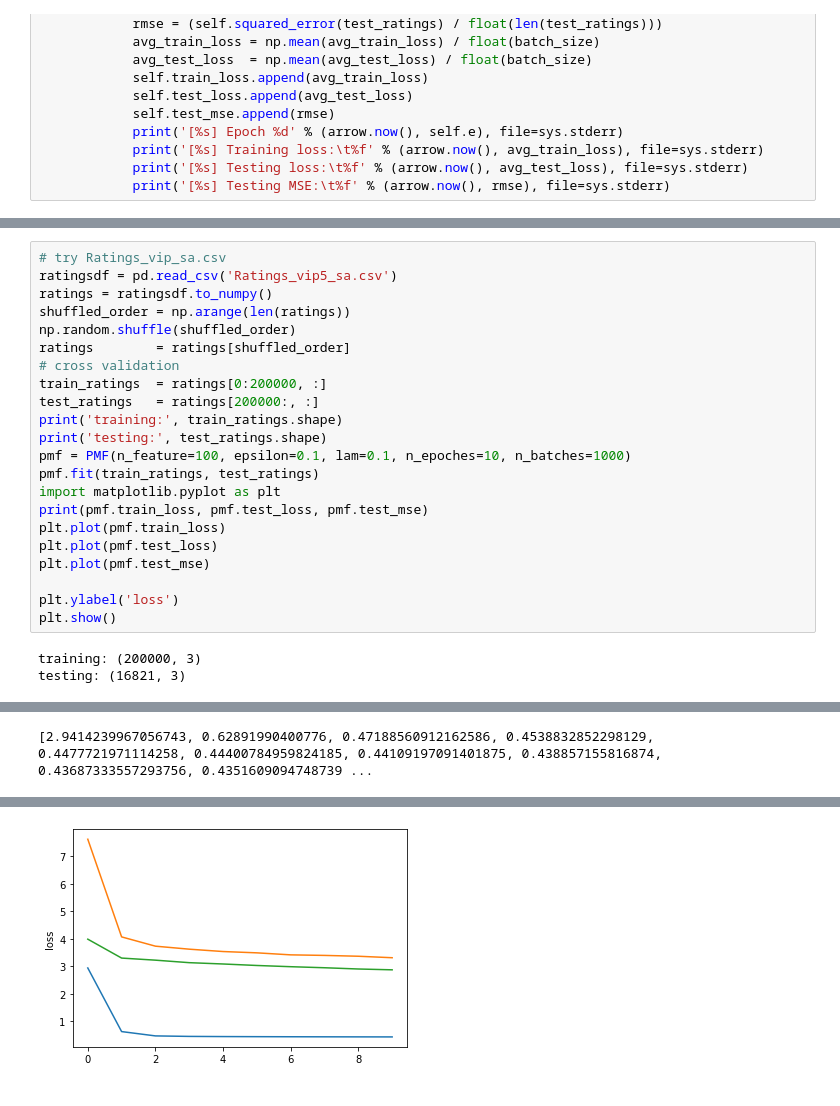
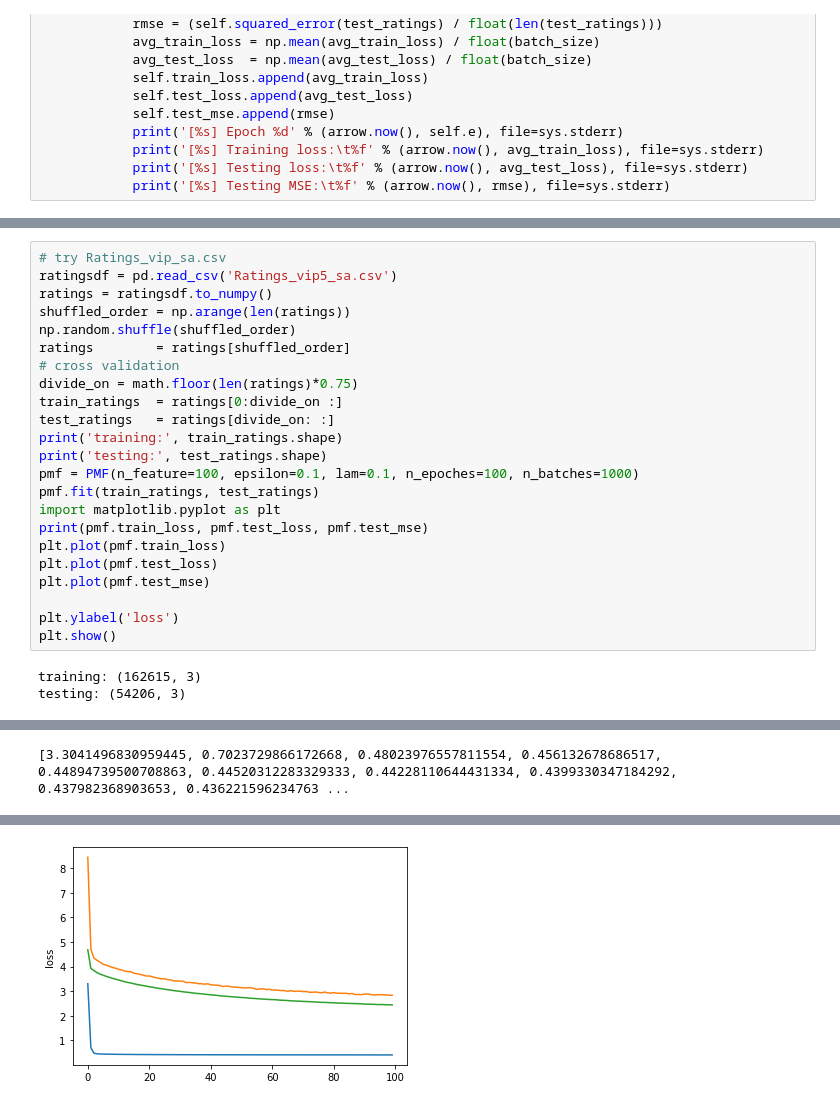
Before and after one commit to LyuCheng95/DM-Amazon-food-reviews, a Jupyter notebook: Model.ipynb, the cells around one changed output, grey strips where cells are left out. Cells and saved outputs as stored; diff of their text form.

```diff
--- a/Model.ipynb
+++ b/Model.ipynb
@@ -401,11 +512,12 @@ shuffled_order = np.arange(len(ratings))
 np.random.shuffle(shuffled_order)
 ratings        = ratings[shuffled_order]
 # cross validation
-train_ratings  = ratings[0:200000, :]
-test_ratings   = ratings[200000:, :]
+divide_on = math.floor(len(ratings)*0.75)
+train_ratings  = ratings[0:divide_on :]
+test_ratings   = ratings[divide_on: :]
 print('training:', train_ratings.shape)
 print('testing:', test_ratings.shape)
-pmf = PMF(n_feature=100, epsilon=0.1, lam=0.1, n_epoches=10, n_batches=1000)
+pmf = PMF(n_feature=100, epsilon=0.1, lam=0.1, n_epoches=100, n_batches=1000)
 pmf.fit(train_ratings, test_ratings)
 import matplotlib.pyplot as plt
 print(pmf.train_loss, pmf.test_loss, pmf.test_mse)
@@ -416,5 +528,5 @@ plt.plot(pmf.test_mse)
 plt.ylabel('loss')
 plt.show()
 # %% [output]
-training: (200000, 3)
-testing: (16821, 3)
+training: (162615, 3)
+testing: (54206, 3)
@@ -438 +550 @@ testing: (16821, 3)
-[2.9414239967056743, 0.62891990400776, 0.47188560912162586, 0.4538832852298129, 0.4477721971114258, 0.44400784959824185, 0.44109197091401875, 0.438857155816874, 0.43687333557293756, 0.4351609094748739 ...
+[3.3041496830959445, 0.7023729866172668, 0.48023976557811554, 0.456132678686517, 0.44894739500708863, 0.44520312283329333, 0.44228110644431334, 0.4399330347184292, 0.437982368903653, 0.436221596234763 ...
@@ -443 +555 @@ testing: (16821, 3)
-[figure, old version]
+[figure, new version]
```
Also changed, not shown: parts of 14 cells of this notebook, 9 other files.
